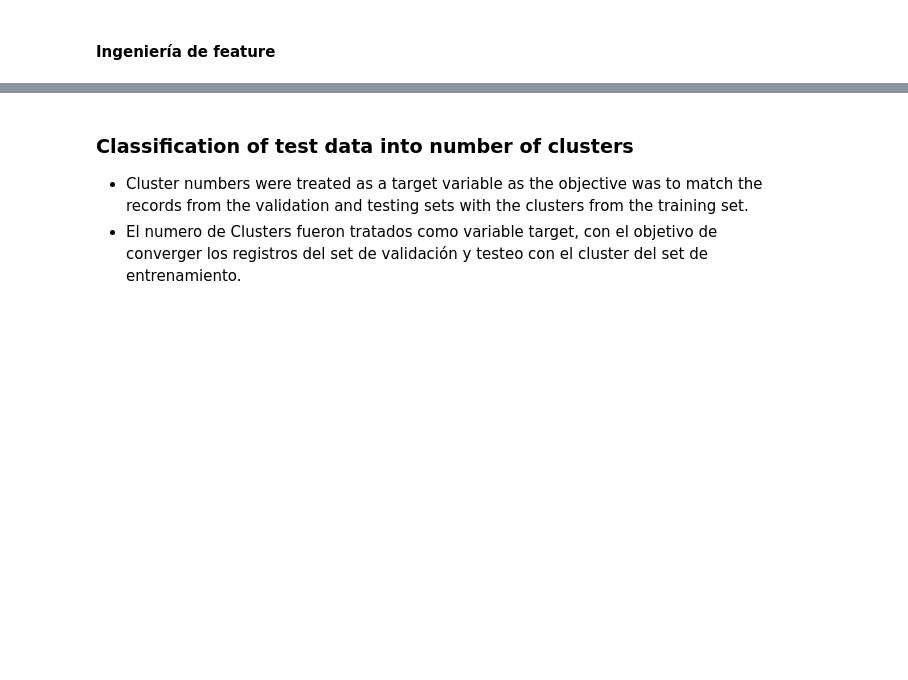
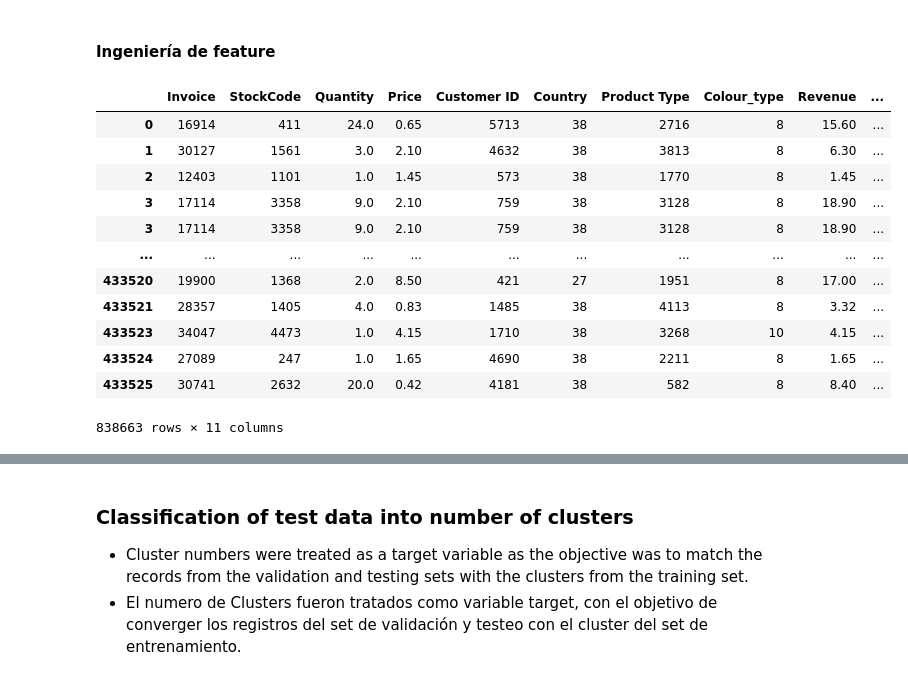
Before and after one commit to hcgalvan/UNSAM-Machine-Learning-on-Economics, a Jupyter notebook: TP-EcoData-Borrador.ipynb, the cells around one changed output, grey strips where cells are left out. Drawn from its saved outputs; the diff is of its cells as text; code cells hidden in the pictures; blank space fills up the shorter version.

```diff
--- a/TP-EcoData-Borrador.ipynb
+++ b/TP-EcoData-Borrador.ipynb
@@ -1299,11 +1354,19 @@ train, test = train_test_split(df1, train_size = 0.8, random_state = 0)
 #### Cluster de items similares para el nuevo feature cluster, utiliza en este caso K-prototype clustering
 # %%
 # Chequeo del valor optimo de 'K' // demanda varios minutos de ejecucion para encontrar el optimo
+# Luego de 2067 minutos me arroja un error, ""
+# "ValueError: Clustering algorithm could not initialize. Consider assigning the initial clusters manually."
+# Las lecturas en https://github.com/nicodv/kmodes/blob/master/README.rst#faq me indica que es una caracteristica
+# donde no tiene sentido
+# a.Ejecutar con menos clústeres, ya que es posible que los datos no admitan una gran cantidad de clústeres.
+# b.Explore y visualice sus datos, verificando distribuciones extrañas, valores atípicos, etc.
+# c.Limpiar y normalizar los datos
+# d.Aumentar la proporción de filas a columnas.
 
-cost = []
-for num_clusters in list(range(2,15)):
-    kproto = KPrototypes(n_clusters = num_clusters, init='Cao')
-    kproto.fit_predict(train, categorical=[0, 1, 4, 5, 6, 7])
-    cost.append(kproto.cost_)
-    labels=kproto.labels_
-plt.plot(cost)
+#cost = []
+#for num_clusters in list(range(1,15)):
+#    kproto = KPrototypes(n_clusters = num_clusters, init='Cao')
+#    kproto.fit_predict(train, categorical=[0, 1, 4, 5, 6, 7])
+#    cost.append(kproto.cost_)
+#    labels=kproto.labels_
+#plt.plot(cost)
@@ -1310,7 +1413,7 @@ plt.plot(cost)
 # %%
 # Genera un nuevo numero de cluster del atributo
-
-kproto = KPrototypes(n_clusters = 3, init = 'Cao')
+# , max_iter=10, init='Cao', n_init=1, verbose=1
+kproto = KPrototypes(n_clusters = 3, init = 'Cao', n_init=1, verbose=1)
 kproto.fit_predict(train, categorical=[0, 1, 4, 5, 6])
 print(kproto.cost_)
 labels=kproto.labels_
@@ -1323,6 +1444,22 @@ train["Cluster number"]=labels
 df2 = train.merge(pd.DataFrame(df["InvoiceDate"]), left_index=True, right_index=True)
 # %% [markdown]
 #### Ingeniería de feature
+# %%
+df2
+# %% [output]
+|  | Invoice | StockCode | Quantity | Price | Customer ID | Country | Product Type | Colour_type | Revenue | ... |
+| 0 | 16914 | 411 | 24.0 | 0.65 | 5713 | 38 | 2716 | 8 | 15.60 | ... |
+| 1 | 30127 | 1561 | 3.0 | 2.10 | 4632 | 38 | 3813 | 8 | 6.30 | ... |
+| 2 | 12403 | 1101 | 1.0 | 1.45 | 573 | 38 | 1770 | 8 | 1.45 | ... |
+| 3 | 17114 | 3358 | 9.0 | 2.10 | 759 | 38 | 3128 | 8 | 18.90 | ... |
+| 3 | 17114 | 3358 | 9.0 | 2.10 | 759 | 38 | 3128 | 8 | 18.90 | ... |
+| ... | ... | ... | ... | ... | ... | ... | ... | ... | ... | ... |
+| 433520 | 19900 | 1368 | 2.0 | 8.50 | 421 | 27 | 1951 | 8 | 17.00 | ... |
+| 433521 | 28357 | 1405 | 4.0 | 0.83 | 1485 | 38 | 4113 | 8 | 3.32 | ... |
+| 433523 | 34047 | 4473 | 1.0 | 4.15 | 1710 | 38 | 3268 | 10 | 4.15 | ... |
+| 433524 | 27089 | 247 | 1.0 | 1.65 | 4690 | 38 | 2211 | 8 | 1.65 | ... |
+| 433525 | 30741 | 2632 | 20.0 | 0.42 | 4181 | 38 | 582 | 8 | 8.40 | ... |
+838663 rows × 11 columns
 # %%
 # Agrego las fechas en diferentes rangos: horas, dias, meses, años
 df2 = agregar_fechas( df2 )
```
Also changed, not shown: parts of 39 cells of this notebook, 8 other files.
